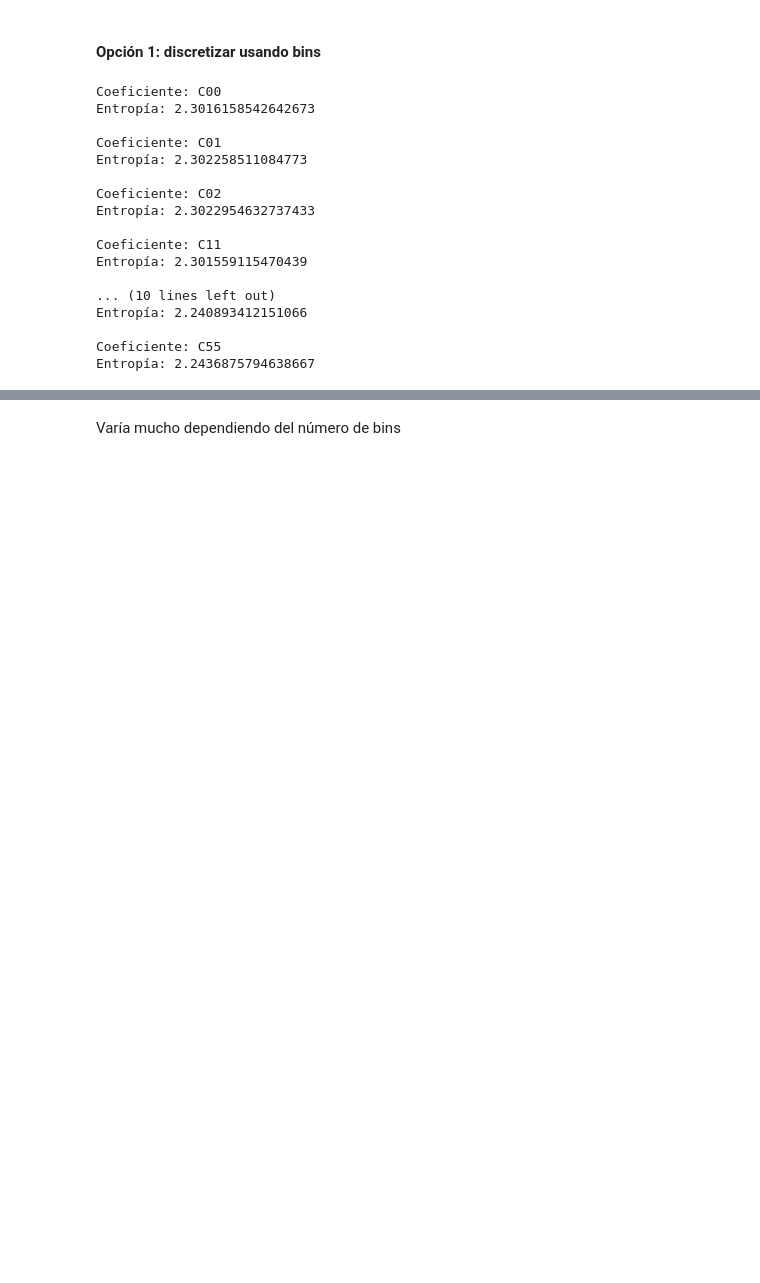
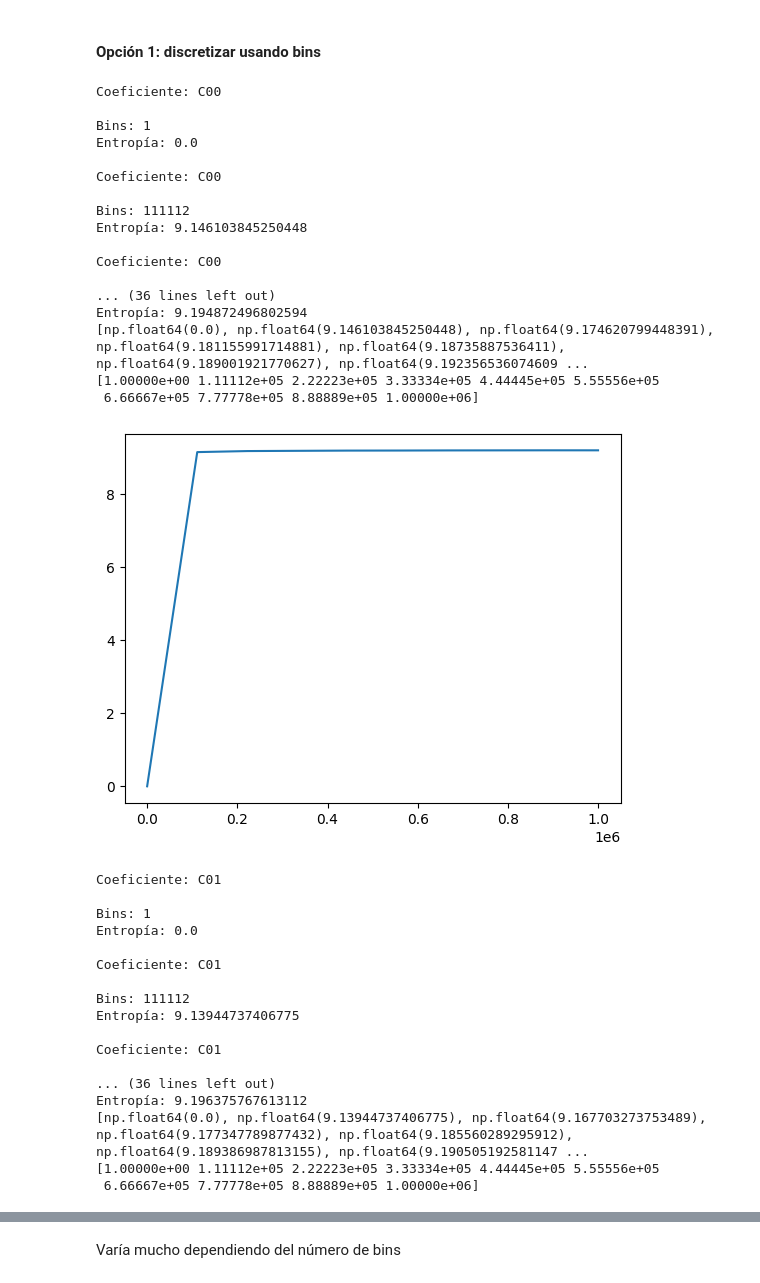
Before and after one commit to jacubillos10/RUSpectroscopy_Tools, a Jupyter notebook: data_exploration.ipynb, the cells around one changed output, grey strips where cells are left out. Drawn from its saved outputs; the diff is of its cells as text; code cells hidden in the pictures; blank space fills up the shorter version.

Commit message:
variables distribution graph added

```diff
--- a/data_exploration.ipynb
+++ b/data_exploration.ipynb
@@ -454,33 +454,65 @@ Entropía: 1.8661692425365173
 # %% [markdown]
 #### Opción 1: discretizar usando bins
 # %%
-for c in coeficientes_no_nulos:
-    #for bin in range(1, 10):
-    bin = 10
-    # discretizar la variable en bins
-    bins = pd.cut(dataset_df[c], bins=bin)
-    frecuencia = bins.value_counts()
-    #probabilidad = frecuencia / len(dataset_df)
+for c in coeficientes_no_nulos[:2]:
 
-    entropia = entropy(frecuencia)
+    nbins = 10
+    entropias_list = []
+    bins_list = np.linspace(1, 1000000, nbins)
 
-    print(f'\nCoeficiente: {c}')
-    print(f'Entropía: {entropia}')
+    for bin in bins_list:
+        #bin = 10
+        bin = int(bin)
+
+        # discretizar la variable en bins
+        bins = pd.cut(dataset_df[c], bins=bin)
+        frecuencia = bins.value_counts()
+        #probabilidad = frecuencia / len(dataset_df)
+
+        entropia = entropy(frecuencia)
+
+        print(f'\nCoeficiente: {c}')
+        print(f'\nBins: {bin}')
+        print(f'Entropía: {entropia}')
+        entropias_list.append(entropia)
+
+    print(entropias_list)
+    print(bins_list)
+    plt.plot(bins_list, entropias_list)
+    plt.show()
 # %% [output]
 Coeficiente: C00
-Entropía: 2.3016158542642673
 
-Coeficiente: C01
-Entropía: 2.302258511084773
+Bins: 1
+Entropía: 0.0
 
-Coeficiente: C02
-Entropía: 2.3022954632737433
+Coeficiente: C00
 
-Coeficiente: C11
-Entropía: 2.301559115470439
+Bins: 111112
+Entropía: 9.146103845250448
 
-... (10 lines left out)
-Entropía: 2.240893412151066
+Coeficiente: C00
 
-Coeficiente: C55
-Entropía: 2.2436875794638667
+... (36 lines left out)
+Entropía: 9.194872496802594
+[np.float64(0.0), np.float64(9.146103845250448), np.float64(9.174620799448391), np.float64(9.181155991714881), np.float64(9.18735887536411), np.float64(9.189001921770627), np.float64(9.192356536074609 ...
+[1.00000e+00 1.11112e+05 2.22223e+05 3.33334e+05 4.44445e+05 5.55556e+05
+ 6.66667e+05 7.77778e+05 8.88889e+05 1.00000e+06]
+[figure, added]
+Coeficiente: C01
+
+Bins: 1
+Entropía: 0.0
+
+Coeficiente: C01
+
+Bins: 111112
+Entropía: 9.13944737406775
+
+Coeficiente: C01
+
+... (36 lines left out)
+Entropía: 9.196375767613112
+[np.float64(0.0), np.float64(9.13944737406775), np.float64(9.167703273753489), np.float64(9.177347789877432), np.float64(9.185560289295912), np.float64(9.189386987813155), np.float64(9.190505192581147 ...
+[1.00000e+00 1.11112e+05 2.22223e+05 3.33334e+05 4.44445e+05 5.55556e+05
+ 6.66667e+05 7.77778e+05 8.88889e+05 1.00000e+06]
```
Also changed, not shown: parts of 1 cell of this notebook, 3 other files.
